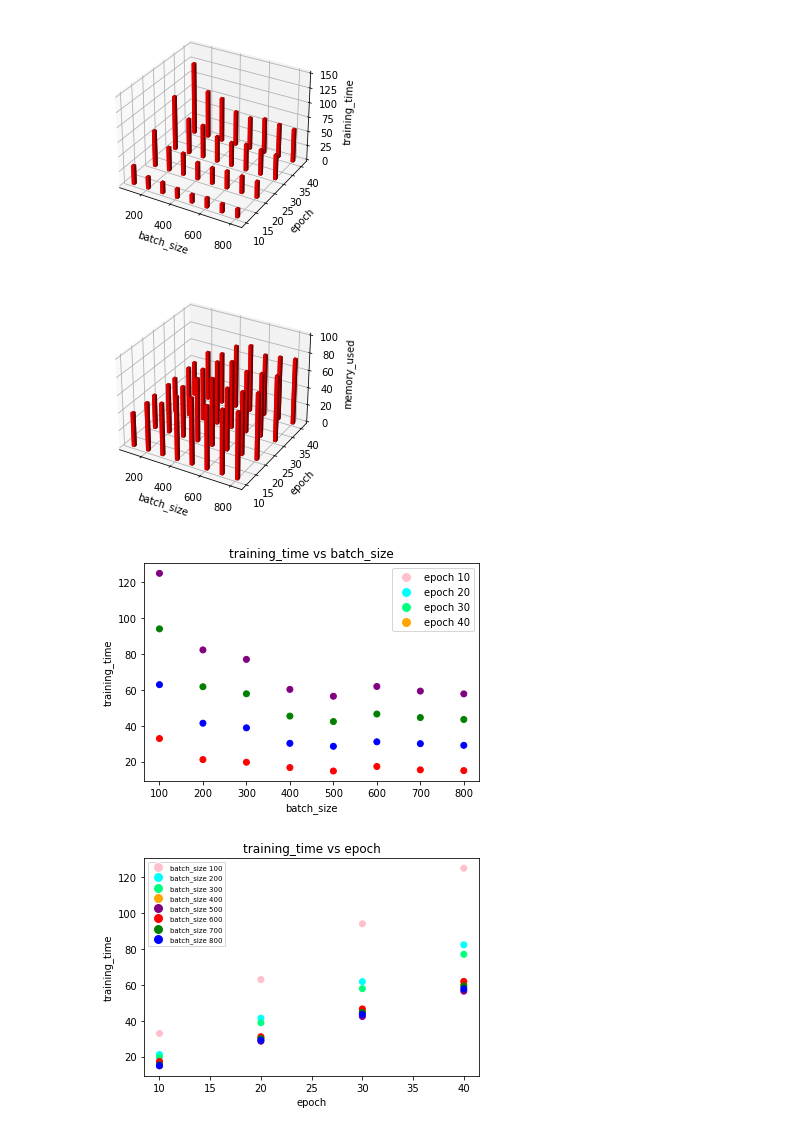
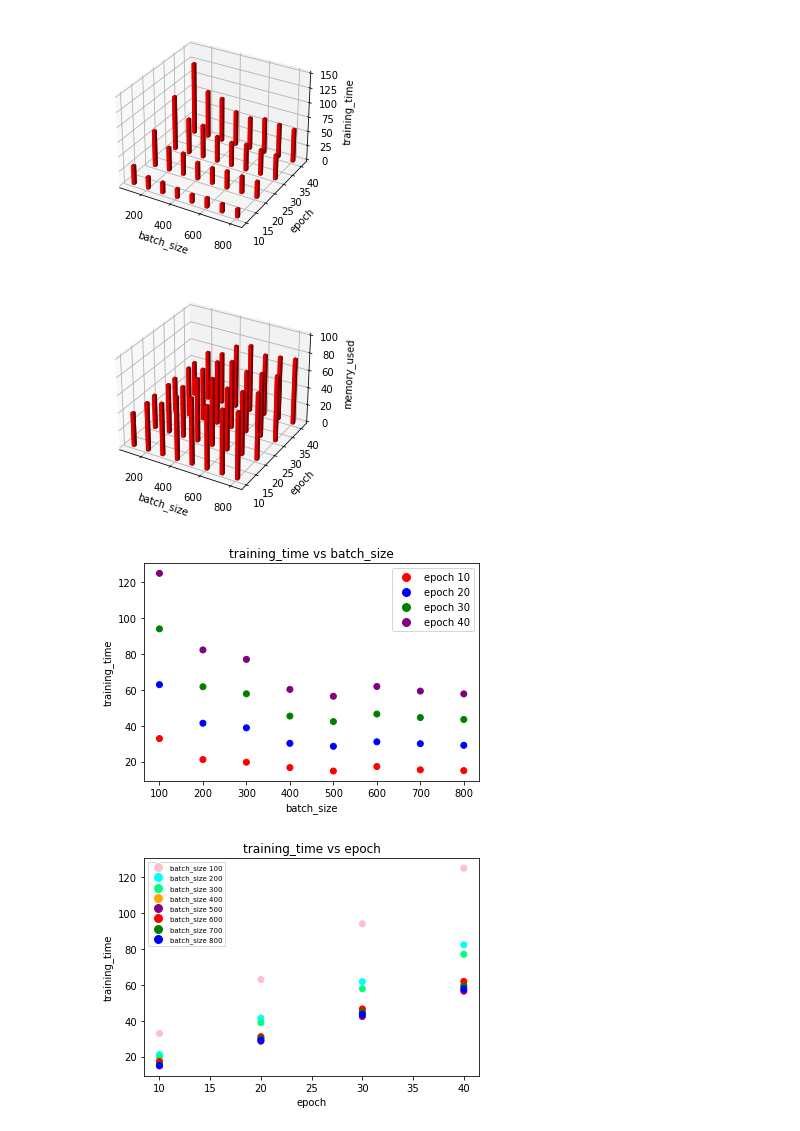
Before and after one commit to oshanQQ/graduation-thesis, a Jupyter notebook: measure_lrarning_time/data_processing.ipynb, the cells around one changed output. Saved outputs shown, nothing was run; the diff lists cells and outputs as text; code cells hidden in the pictures.

Commit message:
The plots and precedents were in different colors, so they were corrected.

```diff
--- a/measure_lrarning_time/data_processing.ipynb
+++ b/measure_lrarning_time/data_processing.ipynb
@@ -38,10 +38,10 @@ def plot_as_2d(filename, x_label, y_label, depending_on):
     elif depending_on == 'epoch':
         colors = df[depending_on].map({10: 'red', 20: 'blue', 30: 'green', 40: 'purple'})
         legend_elements = [
-            plt.Line2D([0], [0], marker='o', color='w', label=f'{depending_on} 10', markerfacecolor='pink', markersize=10),
-            plt.Line2D([0], [0], marker='o', color='w', label=f'{depending_on} 20', markerfacecolor='aqua', markersize=10),
-            plt.Line2D([0], [0], marker='o', color='w', label=f'{depending_on} 30', markerfacecolor='springgreen', markersize=10),
-            plt.Line2D([0], [0], marker='o', color='w', label=f'{depending_on} 40', markerfacecolor='orange', markersize=10),
+            plt.Line2D([0], [0], marker='o', color='w', label=f'{depending_on} 10', markerfacecolor='red', markersize=10),
+            plt.Line2D([0], [0], marker='o', color='w', label=f'{depending_on} 20', markerfacecolor='blue', markersize=10),
+            plt.Line2D([0], [0], marker='o', color='w', label=f'{depending_on} 30', markerfacecolor='green', markersize=10),
+            plt.Line2D([0], [0], marker='o', color='w', label=f'{depending_on} 40', markerfacecolor='purple', markersize=10),
         ]
         # plot the graph
         plt.scatter(df[x_label], df[y_label], c=colors)
@@ -60,32 +60,32 @@ def plot_as_3d(filename, x_label, y_label, z_label):
     df = pd.read_csv(filename)
 
     # Split the DataFrame into features (X) and target (y)
     X = df[[x_label, y_label]]
     y = df[z_label]
 
     fig = plt.figure()
     ax = fig.add_subplot(111, projection="3d")
 
     ax.bar3d(df[x_label], df[y_label], 0, dx=20, dy=1, dz=df[z_label], color="r")
     ax.set_xlabel(x_label)
     ax.set_ylabel(y_label)
     if z_label == "training_time":
         ax.set_zlim(0, 150)
     elif z_label == "memory_used":
         ax.set_zlim(0, 100)
     ax.set_zlabel(z_label)
 
     plt.show()
 
 
 plot_as_3d("data.csv", "batch_size", "epoch", "training_time")
 plot_as_3d("data.csv", "batch_size", "epoch", "memory_used")
 plot_as_2d("data.csv", "batch_size", "training_time", "epoch")
 plot_as_2d("data.csv", "epoch", "training_time", "batch_size")
 plot_as_2d("data.csv", "batch_size", "memory_used", "epoch")
 plot_as_2d("data.csv", "epoch", "memory_used", "batch_size")
 # %% [output]
 [figure]
 [figure]
-[figure, old version]
+[figure, new version]
 [figure]
```
Also changed, not shown: parts of 1 cell of this notebook.
